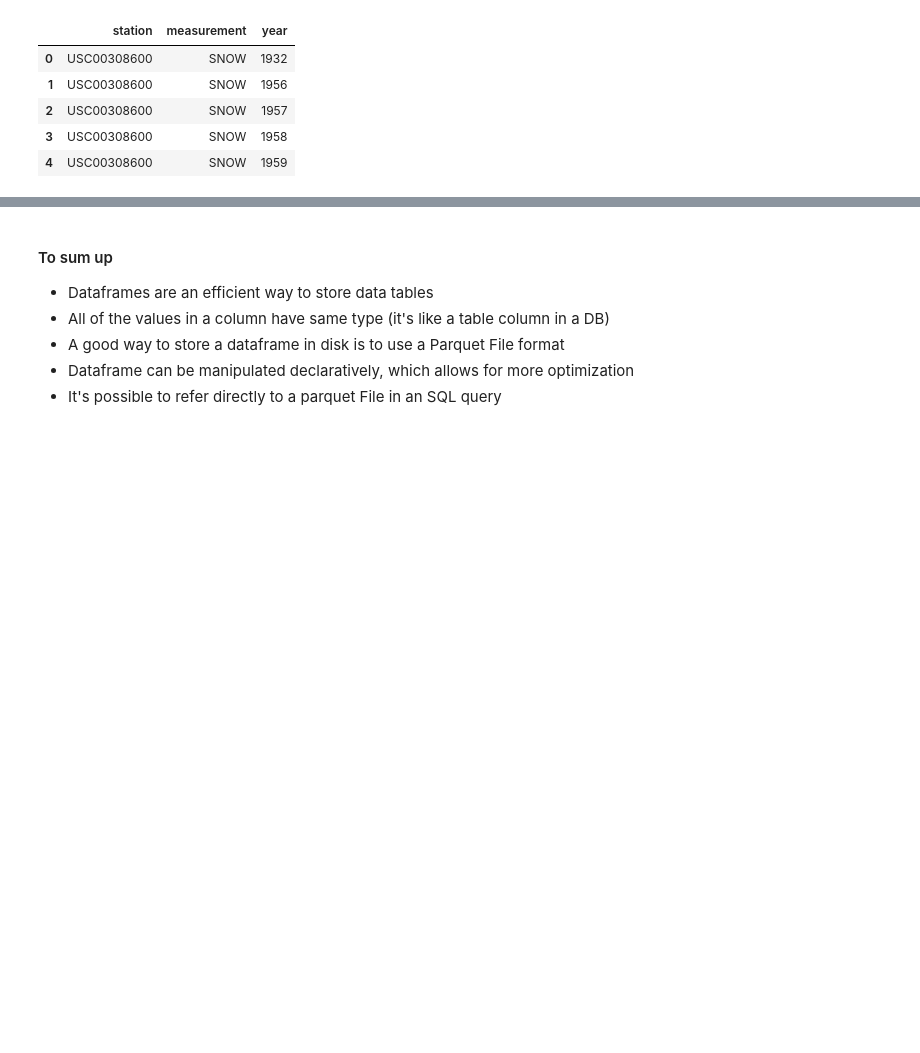
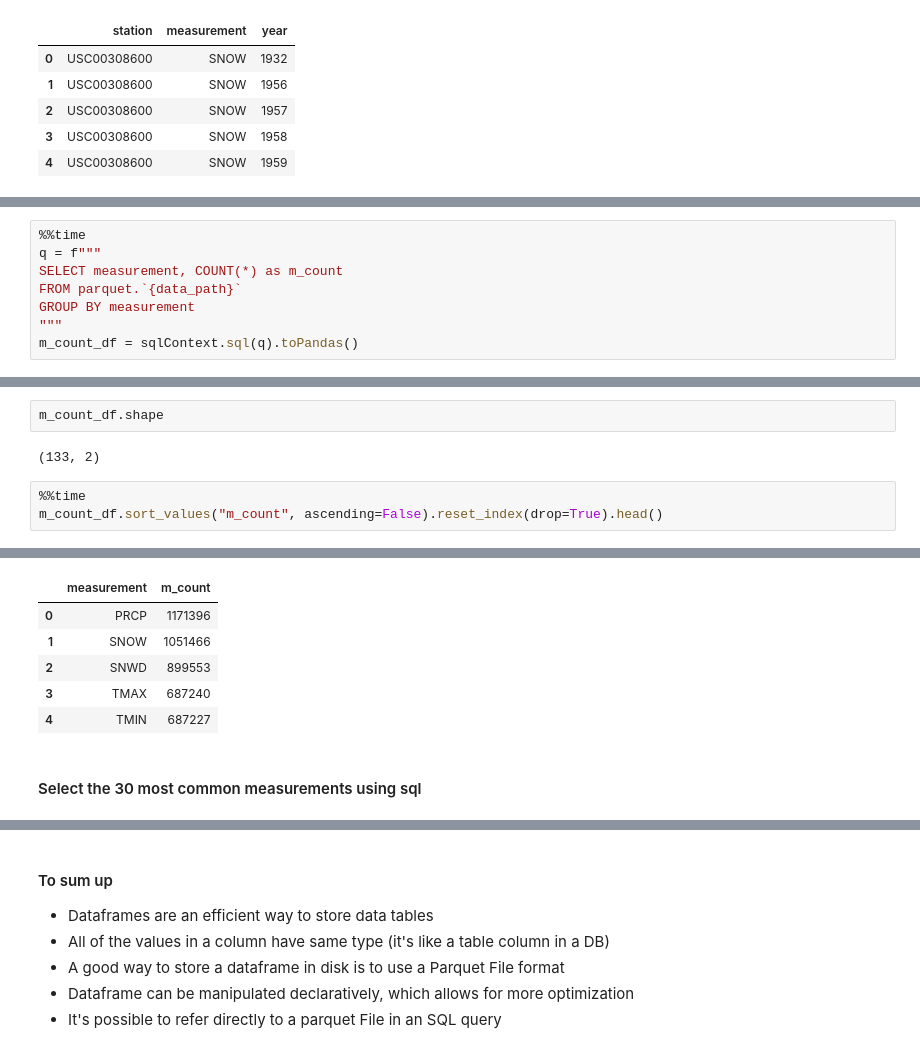
Before and after one commit to abdoufermat5/spark-path, a Jupyter notebook: notebooks/notebook-1.ipynb, the cells around one changed output, grey strips where cells are left out. Drawn from its saved outputs; the diff is of its cells as text; blank space fills up the shorter version.

```diff
--- a/notebooks/notebook-1.ipynb
+++ b/notebooks/notebook-1.ipynb
@@ -490,0 +496,8 @@ WHERE measurement="SNOW"
+# %%
+%%time
+q = f"""
+SELECT measurement, COUNT(*) as m_count
+FROM parquet.`{data_path}`
+GROUP BY measurement
+"""
+m_count_df = sqlContext.sql(q).toPandas()
@@ -490,0 +508,8 @@ WHERE measurement="SNOW"
+# %%
+m_count_df.shape
+# %% [output]
+(133, 2)
+# %%
+%%time
+m_count_df.sort_values("m_count", ascending=False).reset_index(drop=True).head()
+# %% [output]
@@ -490,0 +518,8 @@ WHERE measurement="SNOW"
+|  | measurement | m_count |
+| 0 | PRCP | 1171396 |
+| 1 | SNOW | 1051466 |
+| 2 | SNWD | 899553 |
+| 3 | TMAX | 687240 |
+| 4 | TMIN | 687227 |
+# %% [markdown]
+#### Select the 30 most common measurements using sql
```
Also changed, not shown: parts of 28 cells of this notebook, 1 other file.
